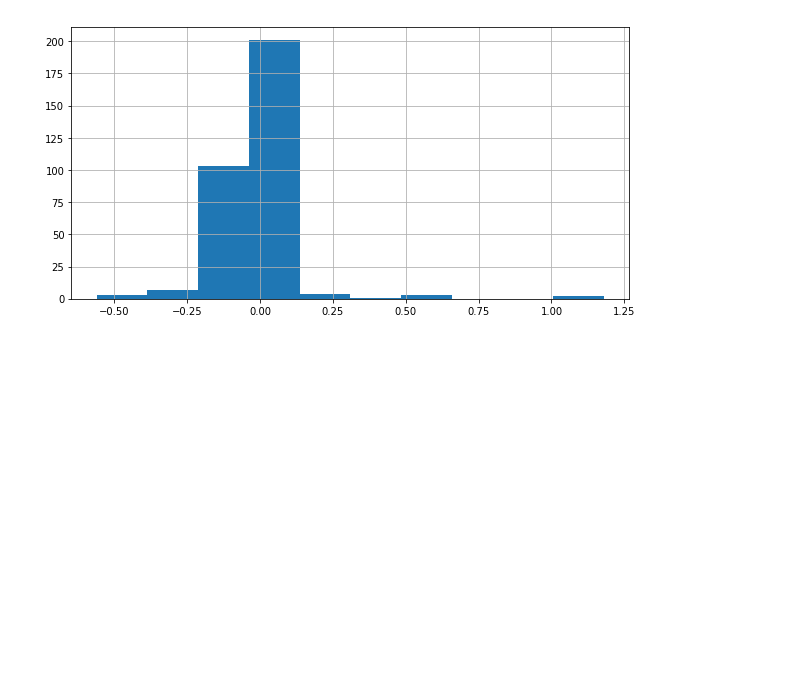
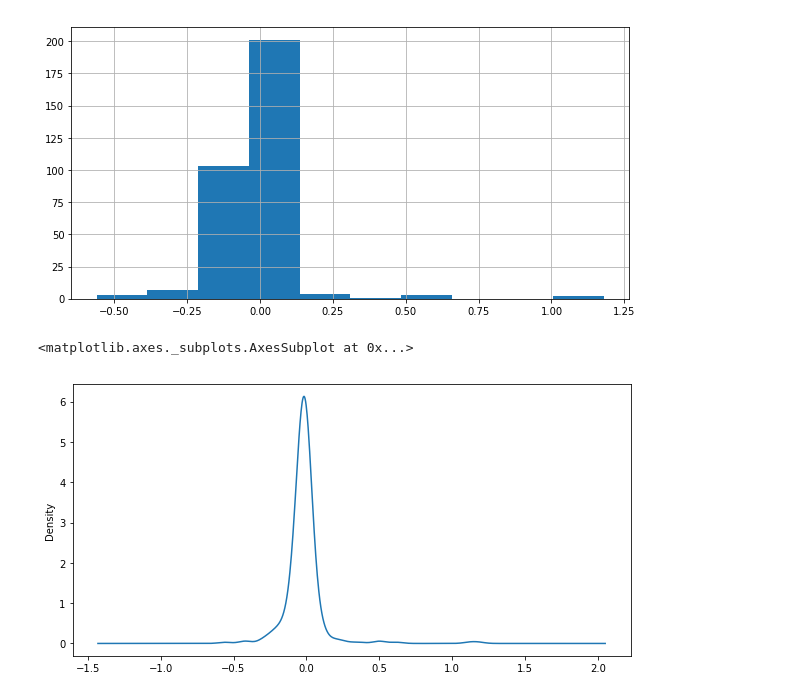
Before and after one commit to nikolasmagno/btc-alt, a Jupyter notebook: BackTest.ipynb, the cells around one changed output. Cells and saved outputs as stored; diff of their text form; code cells hidden in the pictures; blank space fills up the shorter version.

```diff
--- a/BackTest.ipynb
+++ b/BackTest.ipynb
@@ -421,3 +431,8 @@ resultado_operacoes[resultado_operacoes.type == 'buy'].retorno.hist(figsize=(10,
 # %% [output]
 <matplotlib.axes._subplots.AxesSubplot at 0x...>
 [figure]
+# %%
+resultado_operacoes[resultado_operacoes.type == 'buy'].retorno.plot(kind='kde' , figsize=(10,5))
+# %% [output]
+<matplotlib.axes._subplots.AxesSubplot at 0x...>
+[figure, added]
```
Also changed, not shown: parts of 1 cell of this notebook.
